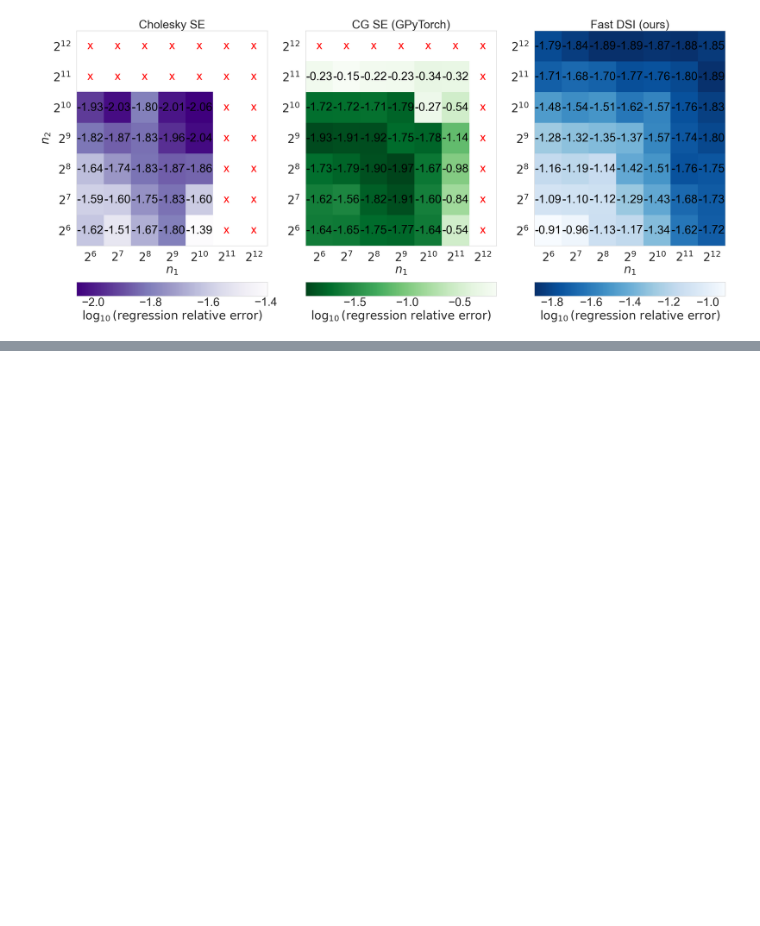
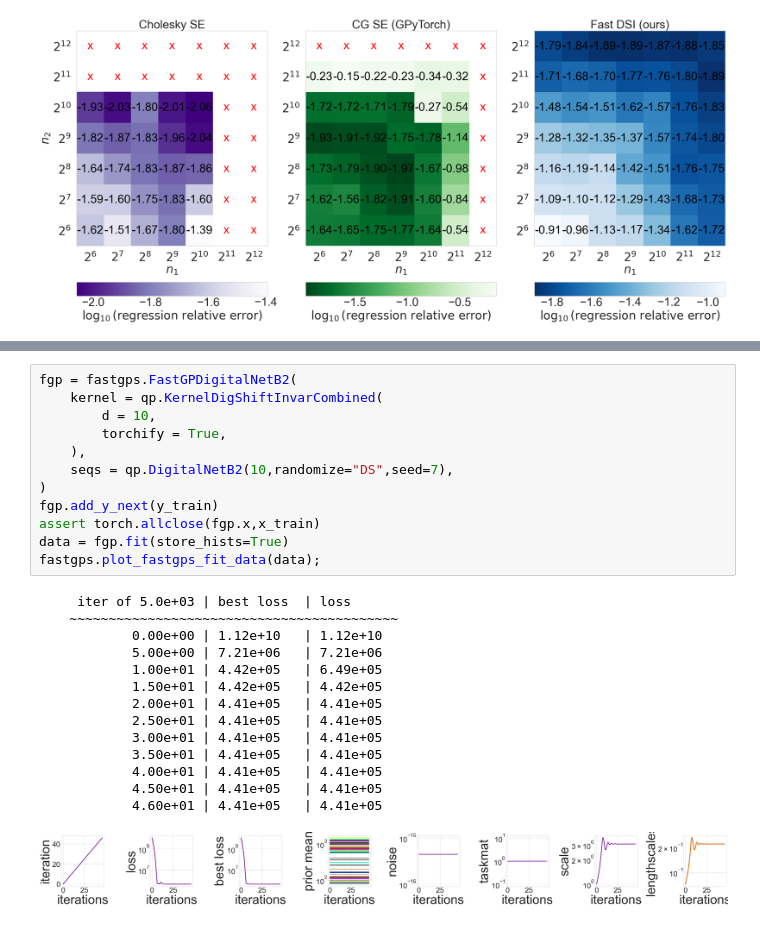
Before and after one commit to alegresor/fastgps, a Jupyter notebook: docs/examples/papers/fmtgps/fmtgps.ipynb, the cells around one changed output, grey strips where cells are left out. Drawn from its saved outputs; the diff is of its cells as text; blank space fills up the shorter version.

```diff
--- a/docs/examples/papers/fmtgps/fmtgps.ipynb
+++ b/docs/examples/papers/fmtgps/fmtgps.ipynb
@@ -1340,0 +1143,27 @@ fig.legend();
+# %%
+fgp = fastgps.FastGPDigitalNetB2(
+    kernel = qp.KernelDigShiftInvarCombined(
+        d = 10,
+        torchify = True,
+    ),
+    seqs = qp.DigitalNetB2(10,randomize="DS",seed=7),
+)
+fgp.add_y_next(y_train)
+assert torch.allclose(fgp.x,x_train)
+data = fgp.fit(store_hists=True)
+fastgps.plot_fastgps_fit_data(data);
+# %% [output]
+     iter of 5.0e+03 | best loss  | loss
+    ~~~~~~~~~~~~~~~~~~~~~~~~~~~~~~~~~~~~~~~~~~
+            0.00e+00 | 1.12e+10   | 1.12e+10
+            5.00e+00 | 7.21e+06   | 7.21e+06
+            1.00e+01 | 4.42e+05   | 6.49e+05
+            1.50e+01 | 4.42e+05   | 4.42e+05
+            2.00e+01 | 4.41e+05   | 4.41e+05
+            2.50e+01 | 4.41e+05   | 4.41e+05
+            3.00e+01 | 4.41e+05   | 4.41e+05
+            3.50e+01 | 4.41e+05   | 4.41e+05
+            4.00e+01 | 4.41e+05   | 4.41e+05
+            4.50e+01 | 4.41e+05   | 4.41e+05
+            4.60e+01 | 4.41e+05   | 4.41e+05
+[figure, added]
```
Also changed, not shown: parts of 18 cells of this notebook, 4 other files.
